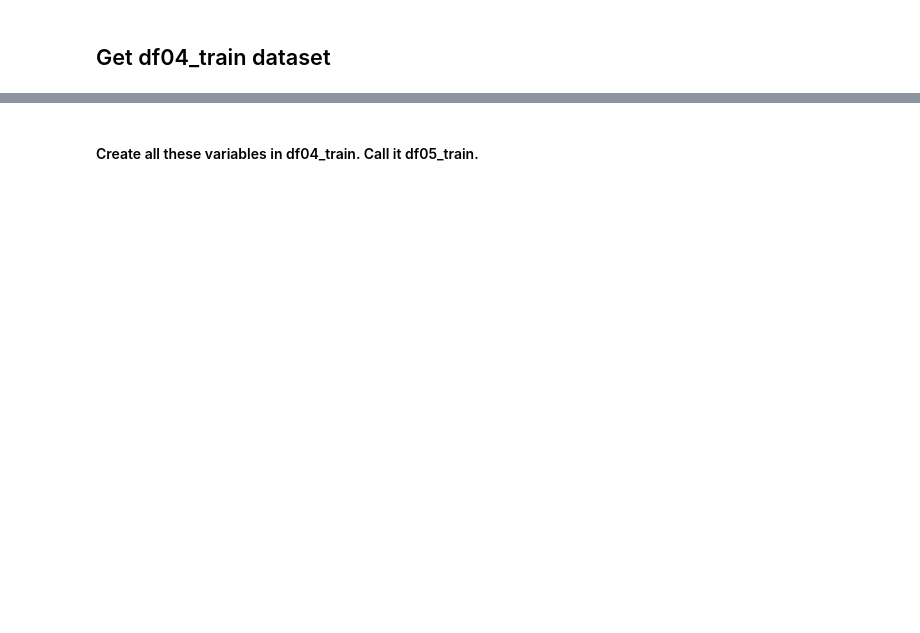
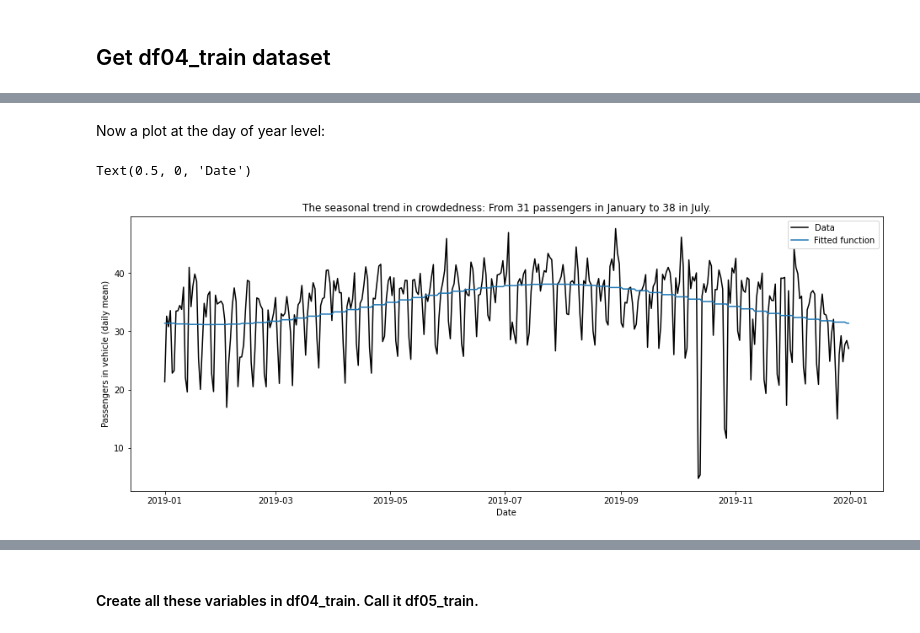
Before and after one commit to augustposch/seattle, a Jupyter notebook: notebooks/Cycles.ipynb, the cells around one changed output, grey strips where cells are left out. Saved outputs shown, nothing was run; the diff lists cells and outputs as text; code cells hidden in the pictures; blank space fills up the shorter version.

```diff
--- a/notebooks/Cycles.ipynb
+++ b/notebooks/Cycles.ipynb
@@ -194,0 +75,22 @@ cw_agg_woy.name = 'WkAvgCrowded'
+# %%
+# create a day-level dataframe with the columns we need
+byday = aposch.create_byday(pw_agg_doy, pw_agg_woy, y_sinu_year)
+# %% [markdown]
+Now a plot at the day of year level:
+# %%
+x_data = byday['Date']
+y_data = byday['DayMeanPassw']
+y_sinu_year = byday['Sinu01Passw']
+
+
+plt.figure(figsize=(16, 6))
+plt.plot(x_data, y_data, label='Data', c='black')
+plt.plot(x_data, y_sinu_year,
+         label='Fitted function')
+plt.title('The seasonal trend in crowdedness: From 31 passengers in January to 38 in July.')
+plt.legend(loc='best')
+plt.ylabel('Passengers in vehicle (daily mean)')
+plt.xlabel('Date')
+# %% [output]
+Text(0.5, 0, 'Date')
+[figure, added]
```
Also changed, not shown: parts of 55 cells of this notebook, 1 other file.
